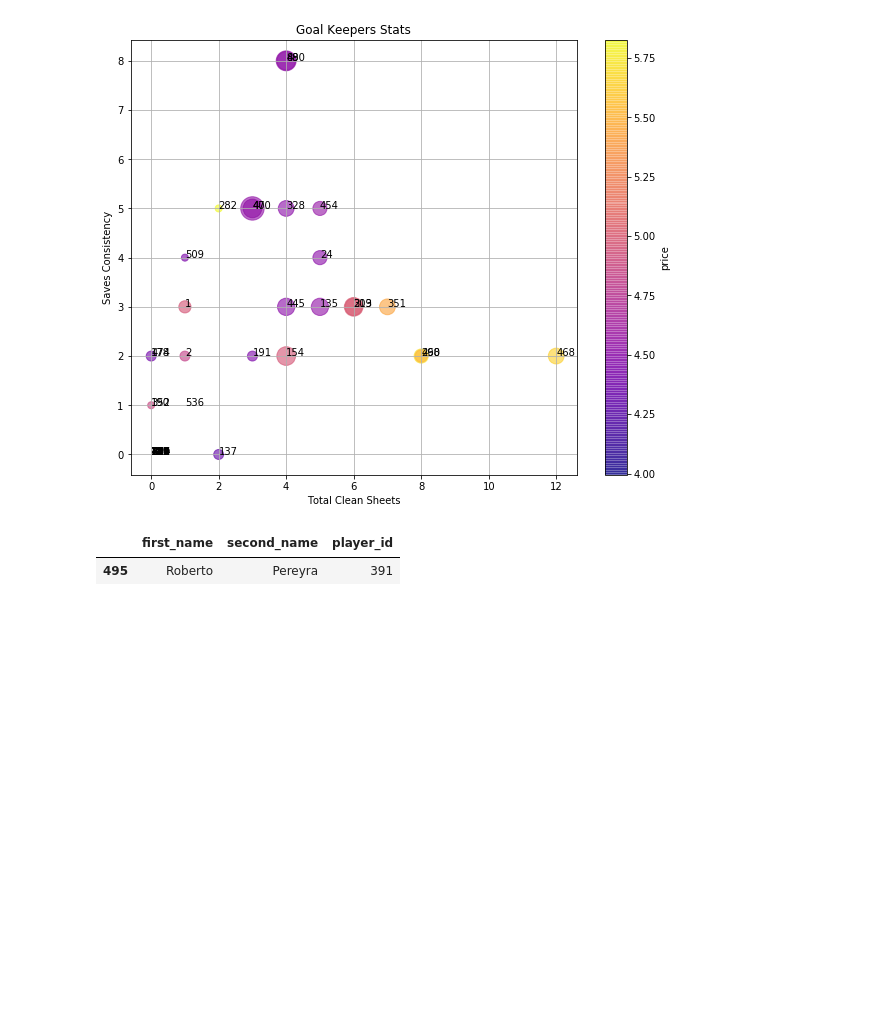
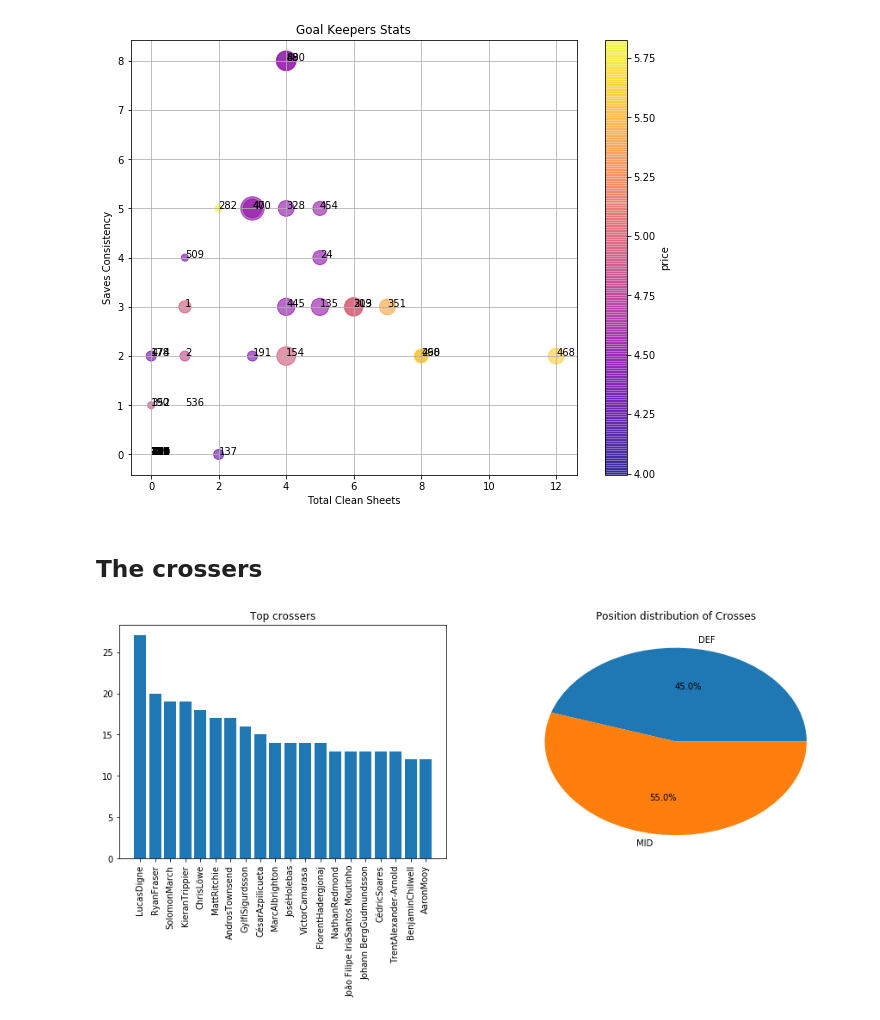
Before and after one commit to joei1994/ML-Projects, a Jupyter notebook: mini-projects/fpl-analysis/players_analysis.ipynb, the cells around one changed output. Saved outputs shown, nothing was run; the diff lists cells and outputs as text; code cells hidden in the pictures; blank space fills up the shorter version.

Commit message:
add The Crossers and The Errors Makers

```diff
--- a/mini-projects/fpl-analysis/players_analysis.ipynb
+++ b/mini-projects/fpl-analysis/players_analysis.ipynb
@@ -494,8 +494,36 @@ for index, row in gk_stats_by_player_id.iterrows():
 plt.show()
 # %% [output]
 [figure]
-# %%
-idlist.loc[idlist['player_id'] == 391, :]
-# %% [output]
-|  | first_name | second_name | player_id |
-| 495 | Roberto | Pereyra | 391 |
+# %% [markdown]
+## The crossers
+# %%
+crossers = players.groupby('player_id', as_index=False)['open_play_crosses'].sum()
+
+crossers = crossers.merge(cleaned_players.loc[:, ['player_id', 'fullname', 'element_type','team']], on='player_id')
+
+#merge with elemen_types
+crossers = pd.merge(crossers, element_types.loc[:, ['id', 'singular_name_short']], left_on='element_type', right_on='id')
+crossers.drop(columns=['id', 'element_type'], inplace=True)
+crossers.rename(columns={'singular_name_short': 'position'}, inplace=True)
+
+#merge with teams
+crossers = pd.merge(crossers, teams.loc[:, ['id', 'name']], left_on='team', right_on='id')
+crossers.drop(columns=['id', 'team'], inplace=True)
+crossers.rename(columns={'name':'team'}, inplace=True)
+
+top = crossers.sort_values('open_play_crosses', ascending=False)[:20]
+
+plt.figure(figsize=(15, 5))
+plt.subplot(121)
+plt.bar(top['fullname'], top['open_play_crosses'])
+plt.xticks(rotation=90)
+plt.title("Top crossers")
+
+n_def, n_mid = top.loc[top['position'] == 'DEF', :].shape[0],top.loc[top['position'] == 'MID', :].shape[0]
+
+plt.subplot(122)
+plt.pie([n_def, n_mid], labels=['DEF', 'MID'], autopct='%1.1f%%')
+plt.title("Position distribution of Crosses")
+plt.show()
+# %% [output]
+[figure, added]
```
Also changed, not shown: parts of 4 cells of this notebook.
